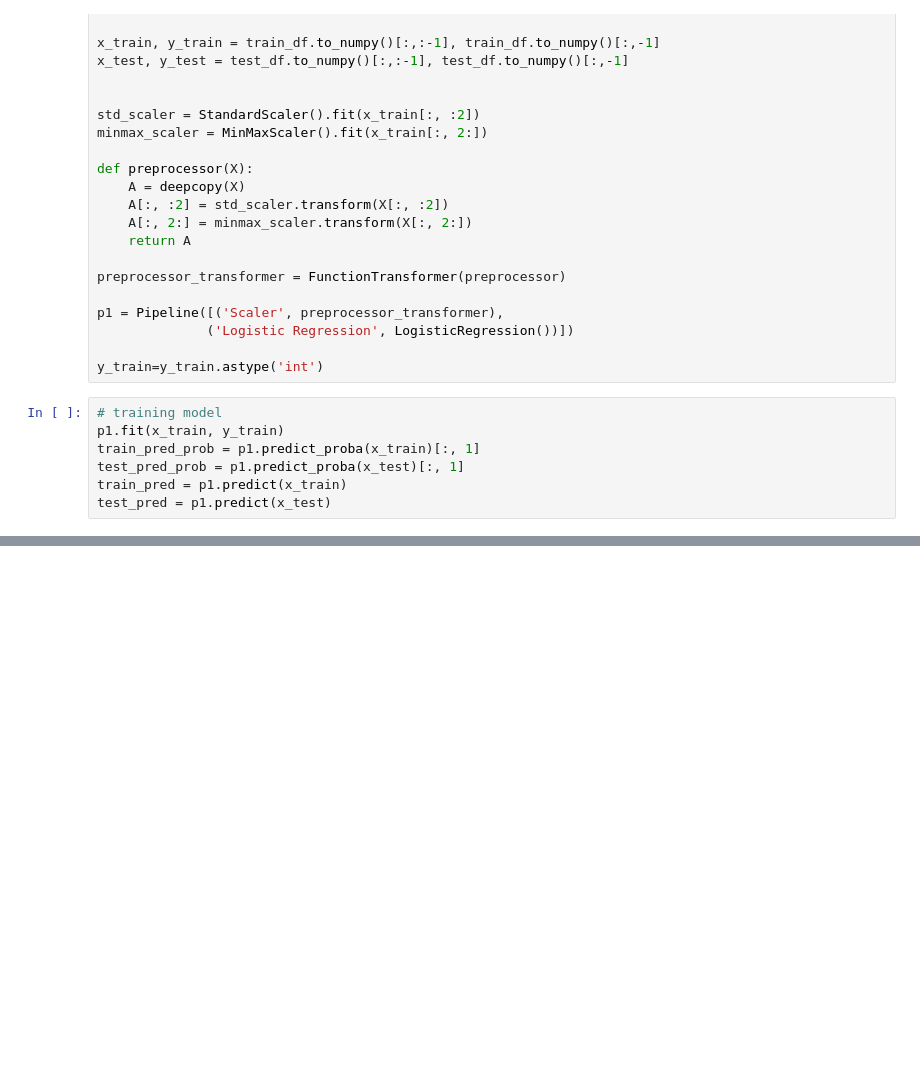
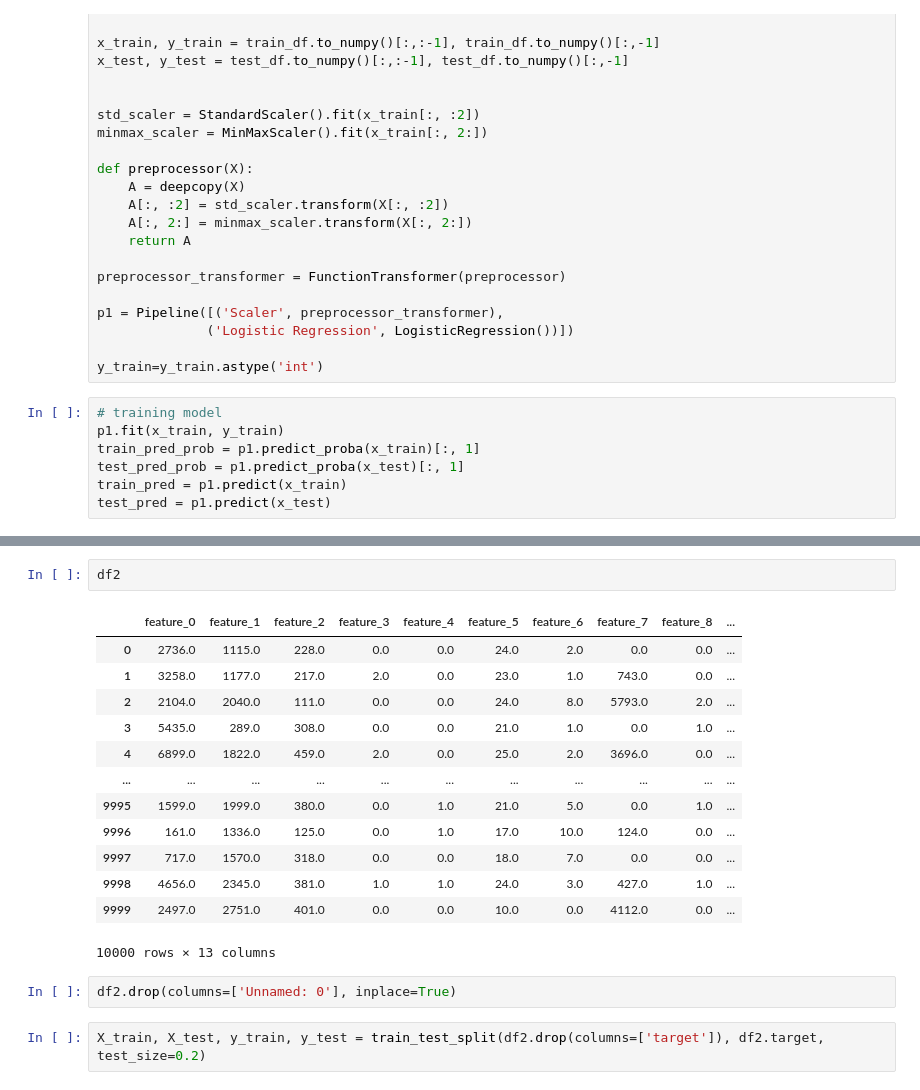
Before and after one commit to kucharaka/doge, a Jupyter notebook: DOGE.ipynb, the cells around one changed output, grey strips where cells are left out. Cells and saved outputs as stored; diff of their text form; blank space fills up the shorter version.

```diff
--- a/DOGE.ipynb
+++ b/DOGE.ipynb
@@ -141,0 +223,20 @@ abs = 0.004833585867622503
+# %%
+df2
+# %% [output]
+|  | feature_0 | feature_1 | feature_2 | feature_3 | feature_4 | feature_5 | feature_6 | feature_7 | feature_8 | ... |
+| 0 | 2736.0 | 1115.0 | 228.0 | 0.0 | 0.0 | 24.0 | 2.0 | 0.0 | 0.0 | ... |
+| 1 | 3258.0 | 1177.0 | 217.0 | 2.0 | 0.0 | 23.0 | 1.0 | 743.0 | 0.0 | ... |
+| 2 | 2104.0 | 2040.0 | 111.0 | 0.0 | 0.0 | 24.0 | 8.0 | 5793.0 | 2.0 | ... |
+| 3 | 5435.0 | 289.0 | 308.0 | 0.0 | 0.0 | 21.0 | 1.0 | 0.0 | 1.0 | ... |
+| 4 | 6899.0 | 1822.0 | 459.0 | 2.0 | 0.0 | 25.0 | 2.0 | 3696.0 | 0.0 | ... |
+| ... | ... | ... | ... | ... | ... | ... | ... | ... | ... | ... |
+| 9995 | 1599.0 | 1999.0 | 380.0 | 0.0 | 1.0 | 21.0 | 5.0 | 0.0 | 1.0 | ... |
+| 9996 | 161.0 | 1336.0 | 125.0 | 0.0 | 1.0 | 17.0 | 10.0 | 124.0 | 0.0 | ... |
+| 9997 | 717.0 | 1570.0 | 318.0 | 0.0 | 0.0 | 18.0 | 7.0 | 0.0 | 0.0 | ... |
+| 9998 | 4656.0 | 2345.0 | 381.0 | 1.0 | 1.0 | 24.0 | 3.0 | 427.0 | 1.0 | ... |
+| 9999 | 2497.0 | 2751.0 | 401.0 | 0.0 | 0.0 | 10.0 | 0.0 | 4112.0 | 0.0 | ... |
+10000 rows × 13 columns
+# %%
+df2.drop(columns=['Unnamed: 0'], inplace=True)
+# %%
+X_train, X_test, y_train, y_test = train_test_split(df2.drop(columns=['target']), df2.target, test_size=0.2)
```
Also changed, not shown: parts of 22 cells of this notebook, 1 other file.
